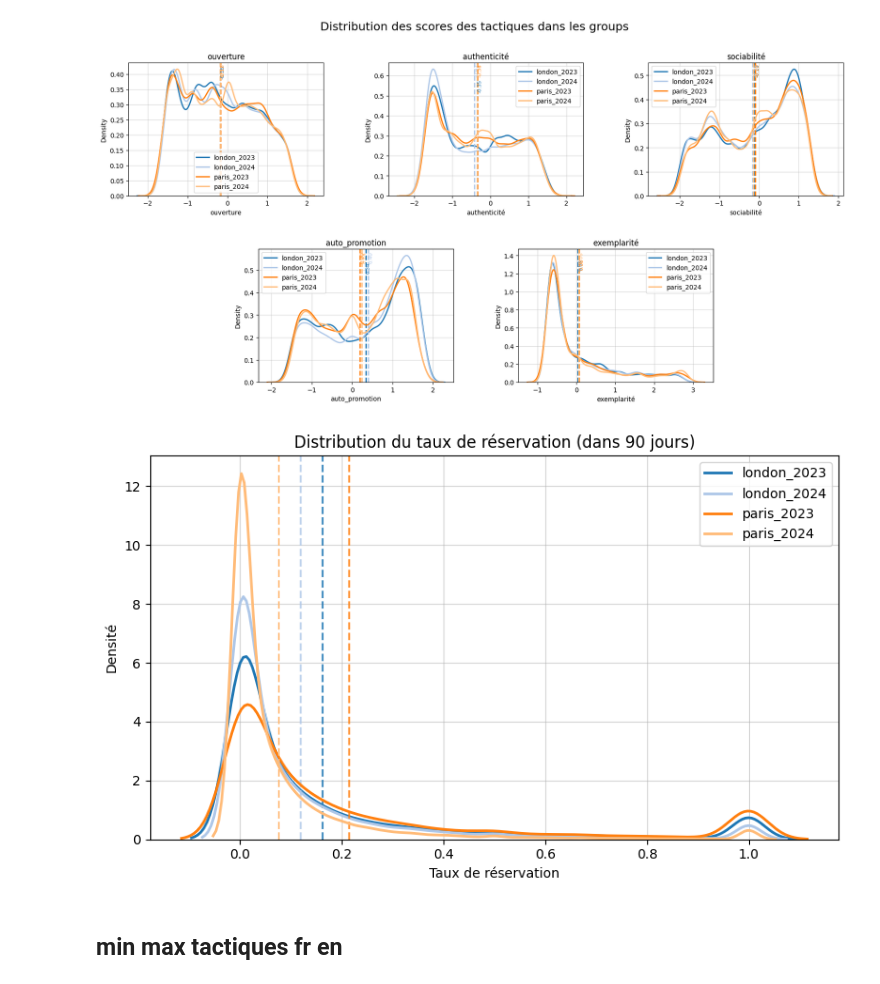
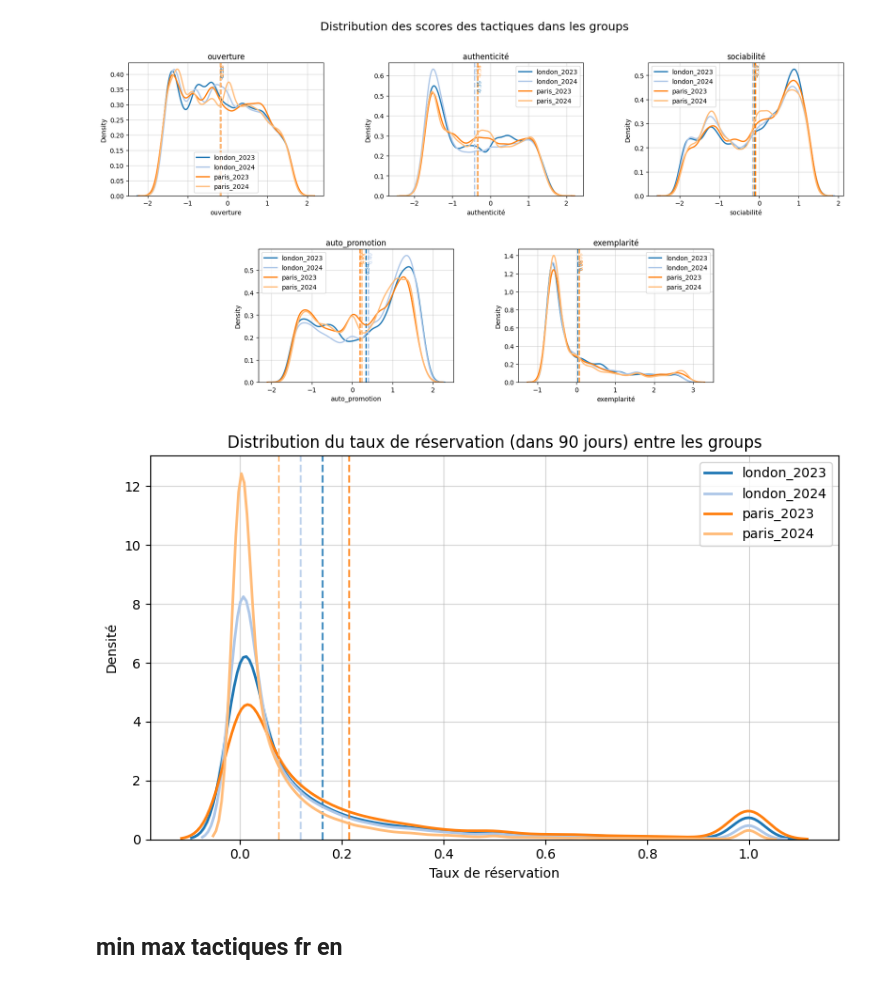
Before and after one commit to yeliu-dh/SelfPresentation_Multimodal_airbnb, a Jupyter notebook: D_stat/test_desc.ipynb, the cells around one changed output. Cells and saved outputs as stored; diff of their text form; code cells hidden in the pictures.

```diff
--- a/D_stat/test_desc.ipynb
+++ b/D_stat/test_desc.ipynb
@@ -46,0 +96,9 @@ print(df.shape)
+# %%
+# 合并，检查，保存：
+df_all=pd.concat([df, df_paris_2312, df_london_2312], axis=0)
+print(df_all.shape)
+print(df_all[['in_paris','time']].value_counts(dropna=False))
+
+path_df_all=r"../data_processed\listings_tactics_bio_vis-paris_london-2306_2312_2406_ols.csv"
+# display(df_all.head())
+# df_all.to_csv(path_df_all, index=False)
@@ -82,0 +229,6 @@ tactic_pic=["host_picture_type","is_smiling"]
+# %%
+df_all['in_2312']=df_all['time'].apply(lambda x : 1 if x==2312 else 0)
+print(df_all["in_2312"].value_counts())
+
+df_all['in_2406']=df_all['time'].apply(lambda x : 1 if x==2406 else 0)
+print(df_all["in_2406"].value_counts())
@@ -97,15 +435,32 @@ tactics = [
     # "is_smiling"
 ]
 
+#  --- num---
 vars_ctrl_num=[
-    "booking_rate_l90d","review_scores_rating","has_rating","number_of_reviews_ltm",
+    'booking_rate_l90d',
+    "review_scores_rating", "has_rating", "number_of_reviews_ltm",
+    'professional_host',
+    "host_response_rate",
+    "price","availability_90",
     "years_since_host",
-    "host_response_rate",
     "text_length",
-    "price","availability_90","instant_bookable", #'is_within_1km'
-    "in_2024"
 ]
-cols_to_check=vars_ctrl_num+tactics
+
+# ---cat---
+vars_ctrl_cat=[
+    # cat
+    "host_identity_verified",
+    'host_is_superhost',
+    'host_response_time',
+    'room_type',"instant_bookable",
+    "has_text", "lang_en","lang_fr",
+    "age_class","gender",
+]
+
+
+##
+df=df
+cols_to_check=vars_ctrl_num #+tactics
 
 group_mean_table_ttest(df, cols_to_check, group_col='in_paris',
                     save=False, output_folder="mod_results", filename_noext=None)
@@ -635,32 +973,32 @@ plt.show()
 # %%
 
 import matplotlib.pyplot as plt
 import seaborn as sns
 
 df_plot=df.copy()
 fig, ax = plt.subplots(figsize=(8, 5))# 一个图也可以用ax！
 
 for group, color in zip(groups, colors):
     group_data = df_plot[df_plot["group"] == group]["booking_rate_l90d"].dropna()
 
     # KDE 曲线
     sns.kdeplot(group_data, lw=2, color=color, label=group, ax=ax)
 
     # 👉 加均值线（强烈推荐）
     mean_val = group_data.mean()
     ax.axvline(mean_val, linestyle="--", color=color, alpha=0.8)
 
 # 图设置
-ax.set_title("Distribution du taux de réservation (dans 90 jours)")
+ax.set_title("Distribution du taux de réservation (dans 90 jours) entre les groups")
 ax.set_xlabel("Taux de réservation")
 ax.set_ylabel("Densité")
 ax.legend()
 ax.grid(alpha=0.5)
 
 plt.tight_layout()
 plt.show()
 # %% [output]
-[figure, old version]
+[figure, new version]
 # %% [markdown]
 ## min max tactiques fr en
 # %%
```
Also changed, not shown: parts of 26 cells of this notebook, 7 other files.
